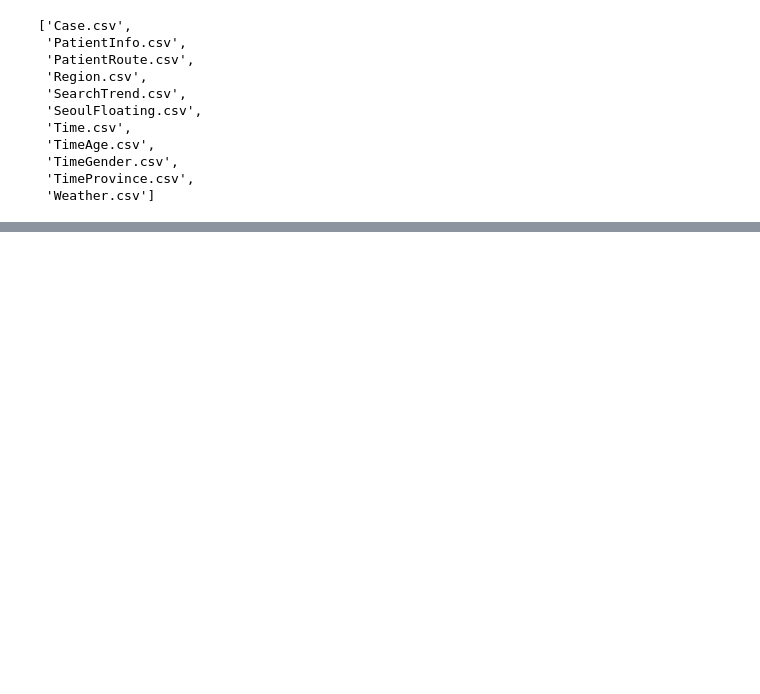
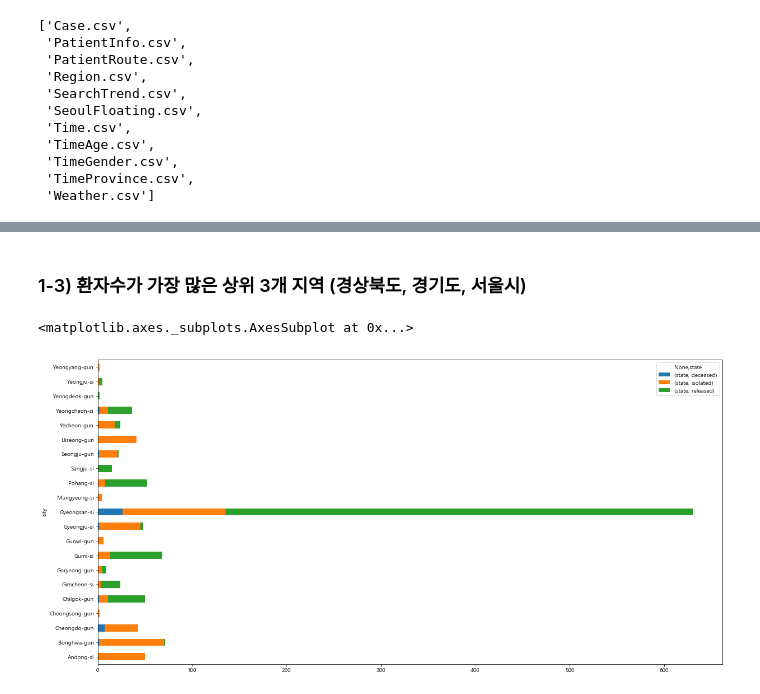
Before and after one commit to chan157/DACON_COVID, a Jupyter notebook: Basic_Visualization.ipynb, the cells around one changed output, grey strips where cells are left out. Saved outputs shown, nothing was run; the diff lists cells and outputs as text; code cells hidden in the pictures; blank space fills up the shorter version.

```diff
--- a/Basic_Visualization.ipynb
+++ b/Basic_Visualization.ipynb
@@ -266,0 +290,2 @@ timeAge
+# %%
+city_state=pd.DataFrame(p_info.groupby(['province','city'])['state'].value_counts())
@@ -266,0 +309,3 @@ timeAge
+# %%
+city_state=city_state.unstack()
+city_state=city_state.fillna(0)
@@ -266,0 +360,9 @@ timeAge
+# %% [markdown]
+### 1-3) 환자수가 가장 많은 상위 3개 지역 (경상북도, 경기도, 서울시)
+# %%
+#가장 환자 수가 많았던 경상북도의 city별 state현황 : 경산시가 압도적으로 사망자 수, 격리자 수, 격리해제 수 많음.
+
+city_state.loc['Gyeongsangbuk-do'].plot(kind='barh', figsize=(20,10), stacked=True)
+# %% [output]
+<matplotlib.axes._subplots.AxesSubplot at 0x...>
+[figure, added]
```
Also changed, not shown: parts of 104 cells of this notebook.
